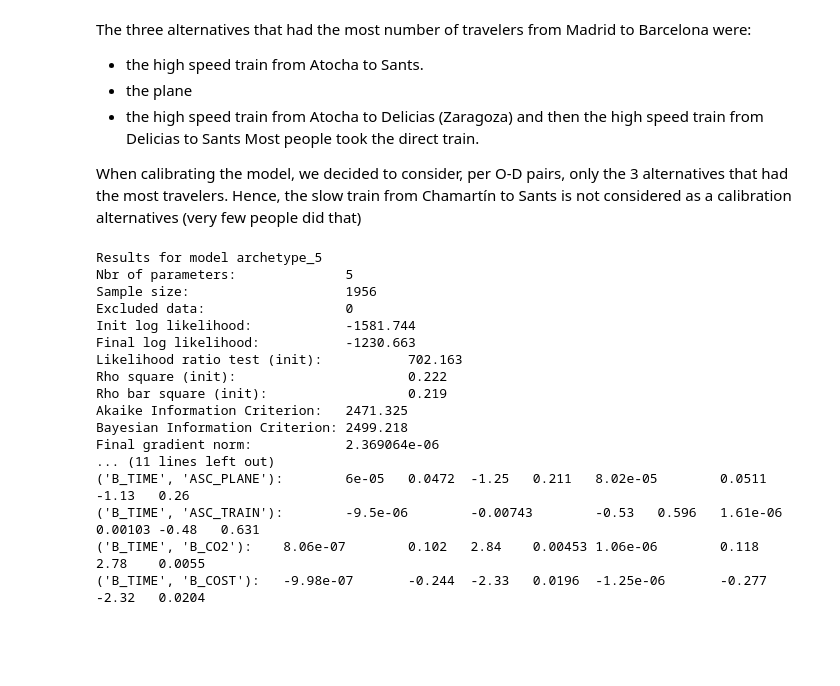
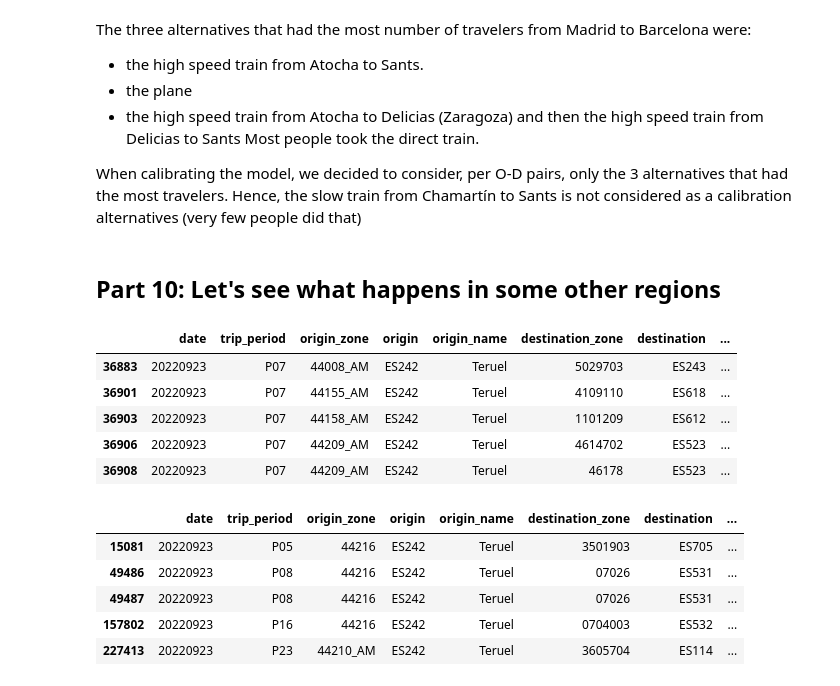
Before and after one commit to UoW-ATM/MultiModX, a Jupyter notebook: notebooks/new_trip_to_paths_1.ipynb, the cells around one changed output. Cells and saved outputs as stored; diff of their text form; code cells hidden in the pictures; blank space fills up the shorter version.

```diff
--- a/notebooks/new_trip_to_paths_1.ipynb
+++ b/notebooks/new_trip_to_paths_1.ipynb
@@ -1413,24 +1469,23 @@ The three alternatives that had the most number of travelers from Madrid to Barc
 Most people took the direct train.
 
 When calibrating the model, we decided to consider, per O-D pairs, only the 3 alternatives that had the most travelers. Hence, the slow train from Chamartín to Sants is not considered as a calibration alternatives (very few people did that)
-# %%
-read_results = res.bioResults(pickle_file=r"archetype_5.pickle")
-print(read_results)
-# %% [output]
-Results for model archetype_5
-Nbr of parameters:              5
-Sample size:                    1956
-Excluded data:                  0
-Init log likelihood:            -1581.744
-Final log likelihood:           -1230.663
-Likelihood ratio test (init):           702.163
-Rho square (init):                      0.222
-Rho bar square (init):                  0.219
-Akaike Information Criterion:   2471.325
-Bayesian Information Criterion: 2499.218
-Final gradient norm:            2.369064e-06
-... (11 lines left out)
-('B_TIME', 'ASC_PLANE'):        6e-05   0.0472  -1.25   0.211   8.02e-05        0.0511  -1.13   0.26
-('B_TIME', 'ASC_TRAIN'):        -9.5e-06        -0.00743        -0.53   0.596   1.61e-06        0.00103 -0.48   0.631
-('B_TIME', 'B_CO2'):    8.06e-07        0.102   2.84    0.00453 1.06e-06        0.118   2.78    0.0055
-('B_TIME', 'B_COST'):   -9.98e-07       -0.244  -2.33   0.0196  -1.25e-06       -0.277  -2.32   0.0204
+# %% [markdown]
+## Part 10: Let's see what happens in some other regions
+# %%
+trips[(trips["origin"]=="ES242")&(trips["mode_tp"]=="['rail']")&(trips["is_in_paths"]==1)].head()
+# %% [output]
+|  | date | trip_period | origin_zone | origin | origin_name | destination_zone | destination | ... |
+| 36883 | 20220923 | P07 | 44008_AM | ES242 | Teruel | 5029703 | ES243 | ... |
+| 36901 | 20220923 | P07 | 44155_AM | ES242 | Teruel | 4109110 | ES618 | ... |
+| 36903 | 20220923 | P07 | 44158_AM | ES242 | Teruel | 1101209 | ES612 | ... |
+| 36906 | 20220923 | P07 | 44209_AM | ES242 | Teruel | 4614702 | ES523 | ... |
+| 36908 | 20220923 | P07 | 44209_AM | ES242 | Teruel | 46178 | ES523 | ... |
+# %%
+trips[(trips["origin"]=="ES242")&(trips["mode_tp"]=="['air']")&(trips["is_in_paths"]==1)]
+# %% [output]
+|  | date | trip_period | origin_zone | origin | origin_name | destination_zone | destination | ... |
+| 15081 | 20220923 | P05 | 44216 | ES242 | Teruel | 3501903 | ES705 | ... |
+| 49486 | 20220923 | P08 | 44216 | ES242 | Teruel | 07026 | ES531 | ... |
+| 49487 | 20220923 | P08 | 44216 | ES242 | Teruel | 07026 | ES531 | ... |
+| 157802 | 20220923 | P16 | 44216 | ES242 | Teruel | 0704003 | ES532 | ... |
+| 227413 | 20220923 | P23 | 44210_AM | ES242 | Teruel | 3605704 | ES114 | ... |
```
Also changed, not shown: parts of 67 cells of this notebook, 2 other files.
